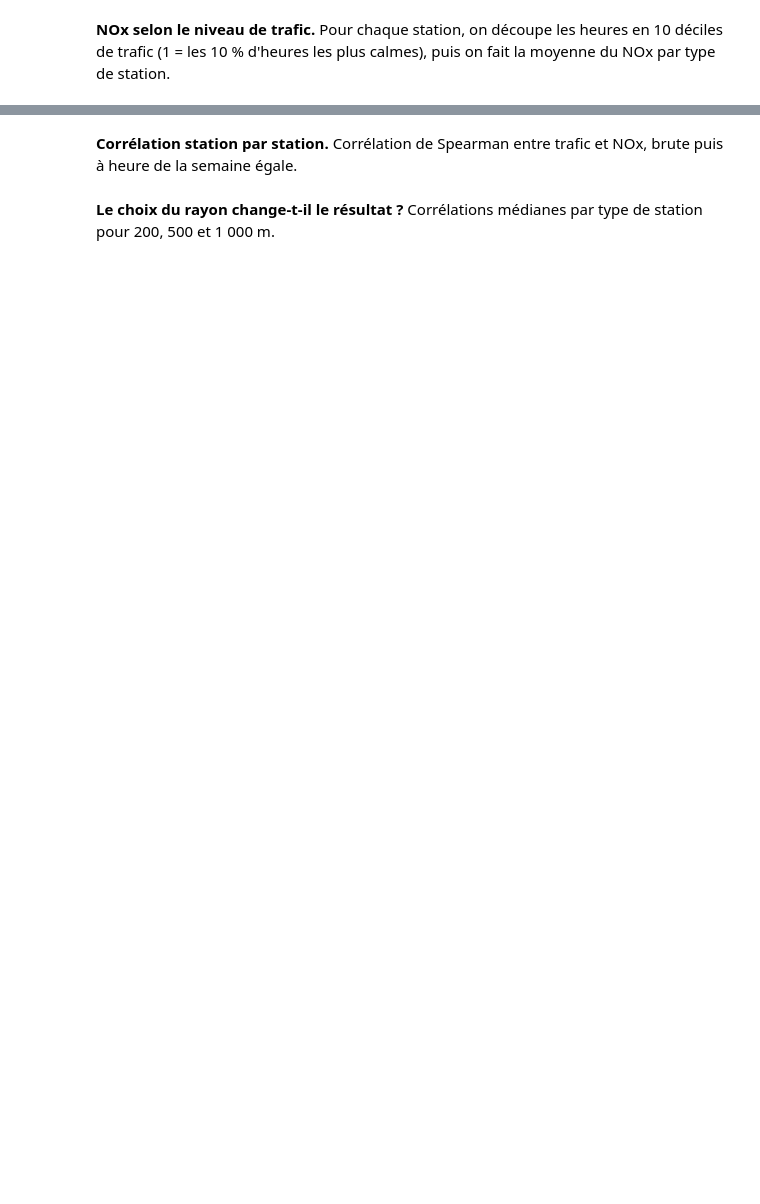
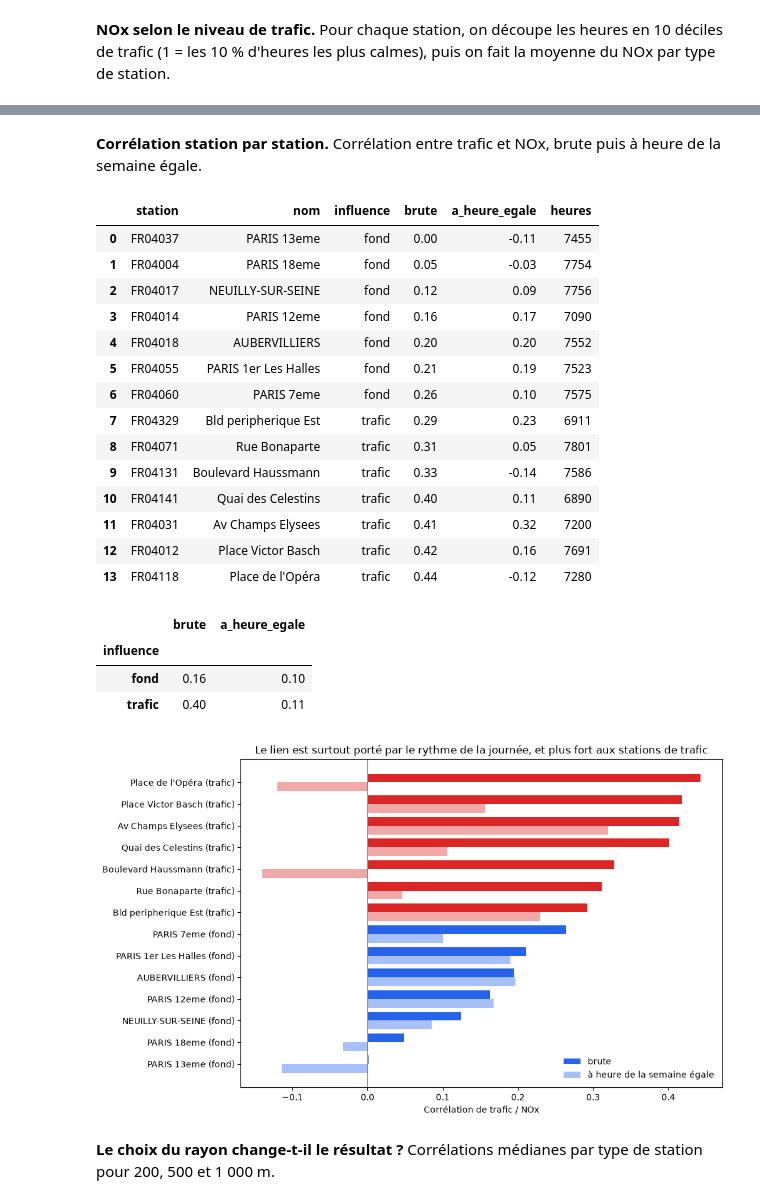
Before and after one commit to Antoine2212/projet-qualite-air, a Jupyter notebook: project.ipynb, the cells around one changed output, grey strips where cells are left out. Drawn from its saved outputs; the diff is of its cells as text; code cells hidden in the pictures; blank space fills up the shorter version.

```diff
--- a/project.ipynb
+++ b/project.ipynb
@@ -1382,21 +1455,42 @@ plt.show()
 # %% [markdown]
-**Corrélation station par station.** Corrélation de Spearman entre trafic et NOx, brute puis à heure de la semaine égale.
+**Corrélation station par station.** Corrélation entre trafic et NOx, brute puis à heure de la semaine égale.
 # %%
 corr_nt = nox_trafic.correlations_par_station(df_nox_trafic)
 display(corr_nt.round(2))
 display(corr_nt.groupby("influence")[["brute", "a_heure_egale"]].median().round(2))
 
 y = np.arange(len(corr_nt))
 fig, ax = plt.subplots(figsize=(10, 6), constrained_layout=True)
 ax.barh(y + 0.2, corr_nt["brute"], height=0.4, color=corr_nt["influence"].map(couleurs_nt), label="brute")
 ax.barh(y - 0.2, corr_nt["a_heure_egale"], height=0.4, color=corr_nt["influence"].map(couleurs_nt),
         alpha=0.4, label="à heure de la semaine égale")
 ax.axvline(0, color="grey", linewidth=0.8)
 ax.set_yticks(y, corr_nt["nom"] + " (" + corr_nt["influence"] + ")")
-ax.set_xlabel("Corrélation de Spearman trafic / NOx")
+ax.set_xlabel("Corrélation de trafic / NOx")
 ax.set_title("Le lien est surtout porté par le rythme de la journée, et plus fort aux stations de trafic")
 ax.legend(frameon=False, loc="lower right")
 plt.show()
+# %% [output]
+|  | station | nom | influence | brute | a_heure_egale | heures |
+| 0 | FR04037 | PARIS 13eme | fond | 0.00 | -0.11 | 7455 |
+| 1 | FR04004 | PARIS 18eme | fond | 0.05 | -0.03 | 7754 |
+| 2 | FR04017 | NEUILLY-SUR-SEINE | fond | 0.12 | 0.09 | 7756 |
+| 3 | FR04014 | PARIS 12eme | fond | 0.16 | 0.17 | 7090 |
+| 4 | FR04018 | AUBERVILLIERS | fond | 0.20 | 0.20 | 7552 |
+| 5 | FR04055 | PARIS 1er Les Halles | fond | 0.21 | 0.19 | 7523 |
+| 6 | FR04060 | PARIS 7eme | fond | 0.26 | 0.10 | 7575 |
+| 7 | FR04329 | Bld peripherique Est | trafic | 0.29 | 0.23 | 6911 |
+| 8 | FR04071 | Rue Bonaparte | trafic | 0.31 | 0.05 | 7801 |
+| 9 | FR04131 | Boulevard Haussmann | trafic | 0.33 | -0.14 | 7586 |
+| 10 | FR04141 | Quai des Celestins | trafic | 0.40 | 0.11 | 6890 |
+| 11 | FR04031 | Av Champs Elysees | trafic | 0.41 | 0.32 | 7200 |
+| 12 | FR04012 | Place Victor Basch | trafic | 0.42 | 0.16 | 7691 |
+| 13 | FR04118 | Place de l'Opéra | trafic | 0.44 | -0.12 | 7280 |
+|  | brute | a_heure_egale |
+| influence |  |  |
+| fond | 0.16 | 0.10 |
+| trafic | 0.40 | 0.11 |
+[figure, added]
 # %% [markdown]
 **Le choix du rayon change-t-il le résultat ?** Corrélations médianes par type de station pour 200, 500 et 1 000 m.
 # %%
```
Also changed, not shown: parts of 13 cells of this notebook, 1 other file.
